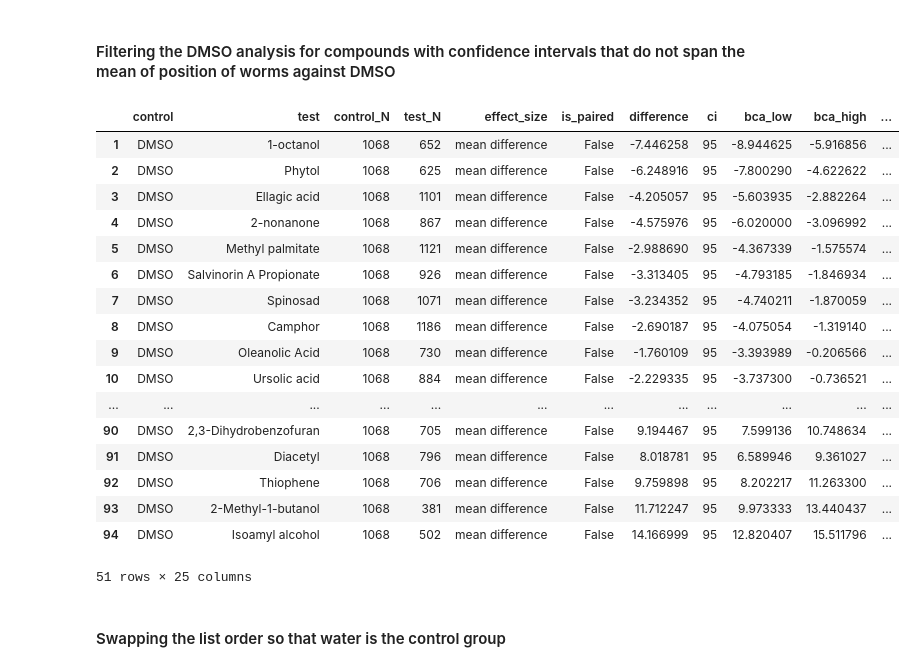
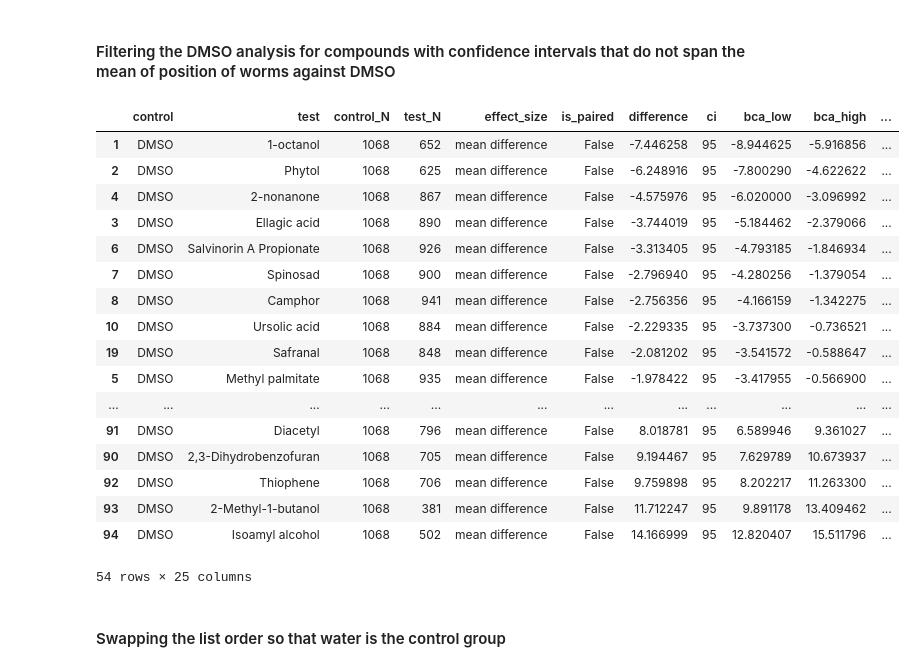
Before and after one commit to Neuroplant-Resources/Neuroplant-OWL, a Jupyter notebook: S1/S1_analysis_final.ipynb, the cells around one changed output. Drawn from its saved outputs; the diff is of its cells as text; code cells hidden in the pictures.

```diff
--- a/S1/S1_analysis_final.ipynb
+++ b/S1/S1_analysis_final.ipynb
@@ -110,2 +136,4 @@ ia_data['Compound'] = ia_data.apply(
 # %%
 ia_data = ia_data.loc[ia_data['Total Worms']>= 150]
+ia_data['comp_count'] = ia_data.groupby('Compound')['Compound'].transform('count')
+ia_data.loc[ia_data['comp_count']<3]
@@ -131,3 +170,5 @@ def get_worm_locs(row, wrms, result_dict):
         result_dict[compound]=xs
 
     return result_dict
+# %%
+ia_data = ia_data.sort_values(['Compound', 'File Name'], ascending=[True, True])
@@ -134,8 +179,22 @@ def get_worm_locs(row, wrms, result_dict):
 # %%
 # Need to create an empty dictionary to hold the values
 results_dict = {}
+compound = ''
+i=0
+
 for index, row in ia_data.iterrows():
-    pooled = get_worm_locs(row, wrm_locs_fldr, results_dict)
+    if row['Compound'] == compound:
+        i += 1
+        compound = row['Compound']
+        if i < 3:
+            pooled = get_worm_locs(row, wrm_locs_fldr, results_dict)
+        else:
+            continue
+    else:
+        i = 0
+        compound = row['Compound']
+        pooled = get_worm_locs(row, wrm_locs_fldr, results_dict)
+
 
 #Remember that Dabest requires a dataframe. Casting dict to df
 pooled_df = pd.DataFrame.from_dict(pooled)
@@ -162,8 +221,8 @@ condition = (ia_sort.Compound=='DMSO') | (ia_sort.Compound=='H2O')
 
 excluded = ia_sort[condition]
 included = ia_sort[~condition]
-sorted = included.sort_values(by='Chemotaxis',ascending=True)
-ia_sort = pd.concat([excluded, sorted])
+sortd = included.sort_values(by='Chemotaxis',ascending=True)
+ia_sort = pd.concat([excluded, sortd])
 
 cmpd_ordr = ia_sort['Compound'].to_list()
 # %% [markdown]
@@ -179,27 +236,29 @@ results_df_mm = pooled_mm_obj.mean_diff.results
 # %%
 same = results_df_mm.loc[(results_df_mm['bca_low'] < 0) & (results_df_mm['bca_high'] > 0)]
 same_comps = same['test'].to_list()
 diff = results_df_mm[~results_df_mm['test'].isin(same_comps)]
+diff = diff.append(results_df_mm.loc[results_df_mm['test']=='H2O'])
+diff = diff.sort_values(['difference'])
 diff
 # %% [output]
 |  | control | test | control_N | test_N | effect_size | is_paired | difference | ci | bca_low | bca_high | ... |
 | 1 | DMSO | 1-octanol | 1068 | 652 | mean difference | False | -7.446258 | 95 | -8.944625 | -5.916856 | ... |
 | 2 | DMSO | Phytol | 1068 | 625 | mean difference | False | -6.248916 | 95 | -7.800290 | -4.622622 | ... |
-| 3 | DMSO | Ellagic acid | 1068 | 1101 | mean difference | False | -4.205057 | 95 | -5.603935 | -2.882264 | ... |
 | 4 | DMSO | 2-nonanone | 1068 | 867 | mean difference | False | -4.575976 | 95 | -6.020000 | -3.096992 | ... |
-| 5 | DMSO | Methyl palmitate | 1068 | 1121 | mean difference | False | -2.988690 | 95 | -4.367339 | -1.575574 | ... |
+| 3 | DMSO | Ellagic acid | 1068 | 890 | mean difference | False | -3.744019 | 95 | -5.184462 | -2.379066 | ... |
 | 6 | DMSO | Salvinorin A Propionate | 1068 | 926 | mean difference | False | -3.313405 | 95 | -4.793185 | -1.846934 | ... |
-| 7 | DMSO | Spinosad | 1068 | 1071 | mean difference | False | -3.234352 | 95 | -4.740211 | -1.870059 | ... |
-| 8 | DMSO | Camphor | 1068 | 1186 | mean difference | False | -2.690187 | 95 | -4.075054 | -1.319140 | ... |
-| 9 | DMSO | Oleanolic Acid | 1068 | 730 | mean difference | False | -1.760109 | 95 | -3.393989 | -0.206566 | ... |
+| 7 | DMSO | Spinosad | 1068 | 900 | mean difference | False | -2.796940 | 95 | -4.280256 | -1.379054 | ... |
+| 8 | DMSO | Camphor | 1068 | 941 | mean difference | False | -2.756356 | 95 | -4.166159 | -1.342275 | ... |
 | 10 | DMSO | Ursolic acid | 1068 | 884 | mean difference | False | -2.229335 | 95 | -3.737300 | -0.736521 | ... |
+| 19 | DMSO | Safranal | 1068 | 848 | mean difference | False | -2.081202 | 95 | -3.541572 | -0.588647 | ... |
+| 5 | DMSO | Methyl palmitate | 1068 | 935 | mean difference | False | -1.978422 | 95 | -3.417955 | -0.566900 | ... |
 | ... | ... | ... | ... | ... | ... | ... | ... | ... | ... | ... | ... |
-| 90 | DMSO | 2,3-Dihydrobenzofuran | 1068 | 705 | mean difference | False | 9.194467 | 95 | 7.599136 | 10.748634 | ... |
 | 91 | DMSO | Diacetyl | 1068 | 796 | mean difference | False | 8.018781 | 95 | 6.589946 | 9.361027 | ... |
+| 90 | DMSO | 2,3-Dihydrobenzofuran | 1068 | 705 | mean difference | False | 9.194467 | 95 | 7.629789 | 10.673937 | ... |
 | 92 | DMSO | Thiophene | 1068 | 706 | mean difference | False | 9.759898 | 95 | 8.202217 | 11.263300 | ... |
-| 93 | DMSO | 2-Methyl-1-butanol | 1068 | 381 | mean difference | False | 11.712247 | 95 | 9.973333 | 13.440437 | ... |
+| 93 | DMSO | 2-Methyl-1-butanol | 1068 | 381 | mean difference | False | 11.712247 | 95 | 9.891178 | 13.409462 | ... |
 | 94 | DMSO | Isoamyl alcohol | 1068 | 502 | mean difference | False | 14.166999 | 95 | 12.820407 | 15.511796 | ... |
-51 rows × 25 columns
+54 rows × 25 columns
 # %% [markdown]
 #### Swapping the list order so that water is the control group
 # %%
```
Also changed, not shown: parts of 21 cells of this notebook, 4 other files.
